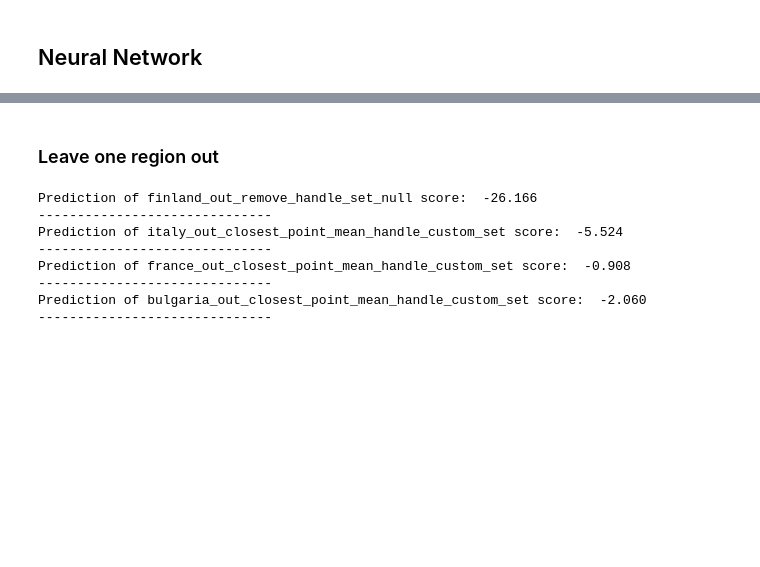
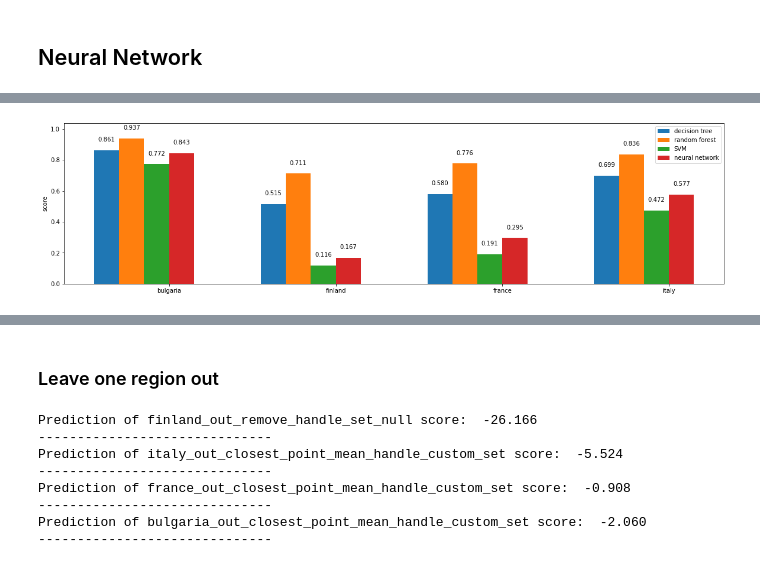
Before and after one commit to vincenzomadaghiele/Regression-of-biodiversity-indicators, a Jupyter notebook: Regression/regression.ipynb, the cells around one changed output, grey strips where cells are left out. Cells and saved outputs as stored; diff of their text form; code cells hidden in the pictures; blank space fills up the shorter version.

```diff
--- a/Regression/regression.ipynb
+++ b/Regression/regression.ipynb
@@ -492,4 +448,7 @@ italy_out_closest_point_mean_handle_custom_set  best all data model score:
 --------------------------------------------
+# %%
+all_score_svm = [0.772, 0.116, 0.191, 0.472]
+all_score_svm_log = [0.840, 0.220, 0.367, 0.587]
 # %% [markdown]
 ## Neural Network
 # %%
@@ -566,0 +518,4 @@ italy_out_closest_point_mean_handle_custom_set  best all data model score:
+# %%
+
+all_score_nn = [0.843, 0.167, 0.295, 0.577]
+all_score_nn_log = [0.896, 0.234, 0.384, 0.638]
@@ -566,0 +568,4 @@ italy_out_closest_point_mean_handle_custom_set  best all data model score:
+# %%
+plot_score(all_score, regional_label, model_label, 'score')
+# %% [output]
+[figure, added]
```
Also changed, not shown: parts of 28 cells of this notebook, 1 other file.
